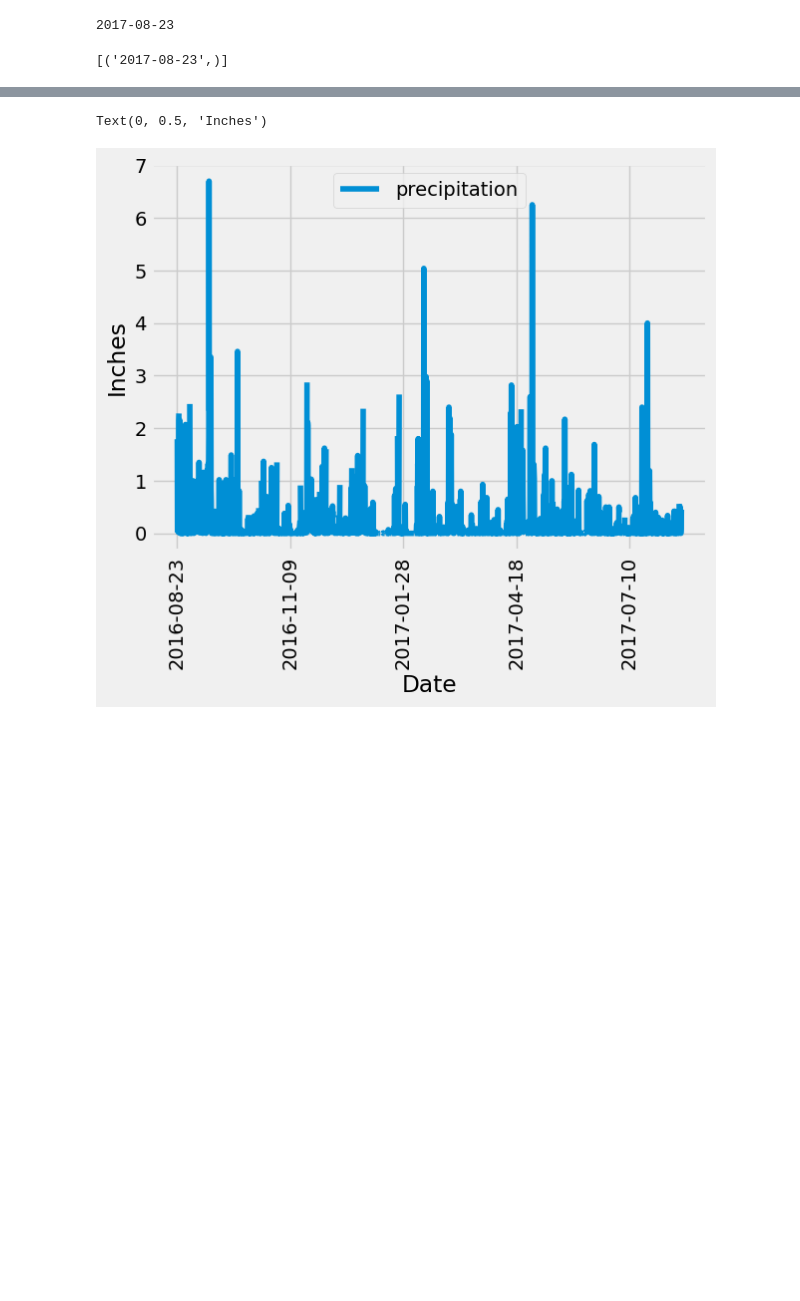
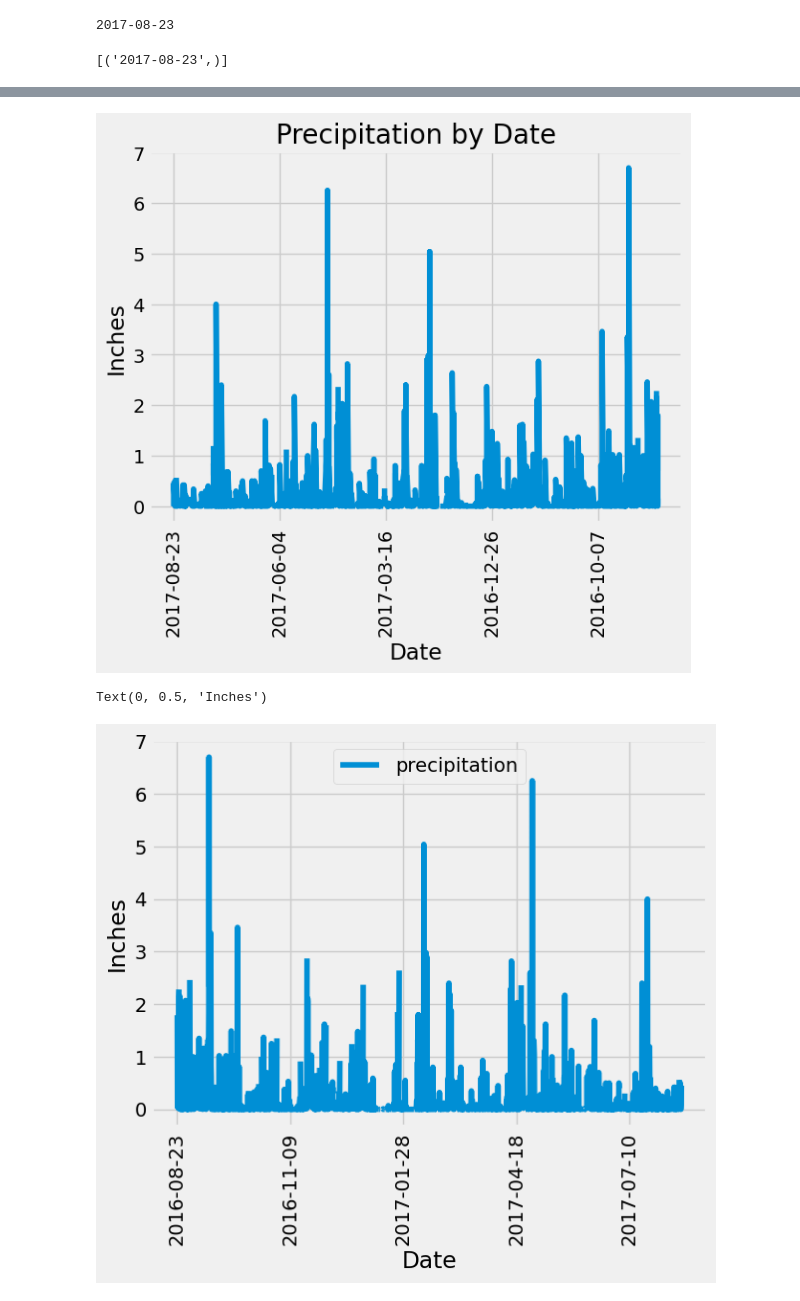
Before and after one commit to JAld3r/sqlalchemy-challenge, a Jupyter notebook: SurfsUp/climate_starter.ipynb, the cells around one changed output, grey strips where cells are left out. Cells and saved outputs as stored; diff of their text form; code cells hidden in the pictures; blank space fills up the shorter version.

```diff
--- a/SurfsUp/climate_starter.ipynb
+++ b/SurfsUp/climate_starter.ipynb
@@ -88,6 +86,17 @@ yr1_data_df.head()
 | 2 | 2017-08-23 | 0.08 |
 | 3 | 2017-08-23 | 0.45 |
 | 4 | 2017-08-22 | 0.00 |
+# %%
+# Use Pandas Plotting with Matplotlib to plot the data
+plt.plot(yr1_data_df['Date'], yr1_data_df['Precipitation'])
+plt.xlabel('Date')
+plt.ylabel('Inches')
+plt.title('Precipitation by Date')
+plt.xticks(rotation=90)
+plt.gca().xaxis.set_major_locator(plt.MaxNLocator(6))
+plt.show()
+# %% [output]
+[figure, added]
 # %%
 # Design a query to retrieve the last 12 months of precipitation data and plot the results.
 # Starting from the most recent data point in the database.
```
Also changed, not shown: parts of 4 cells of this notebook.
